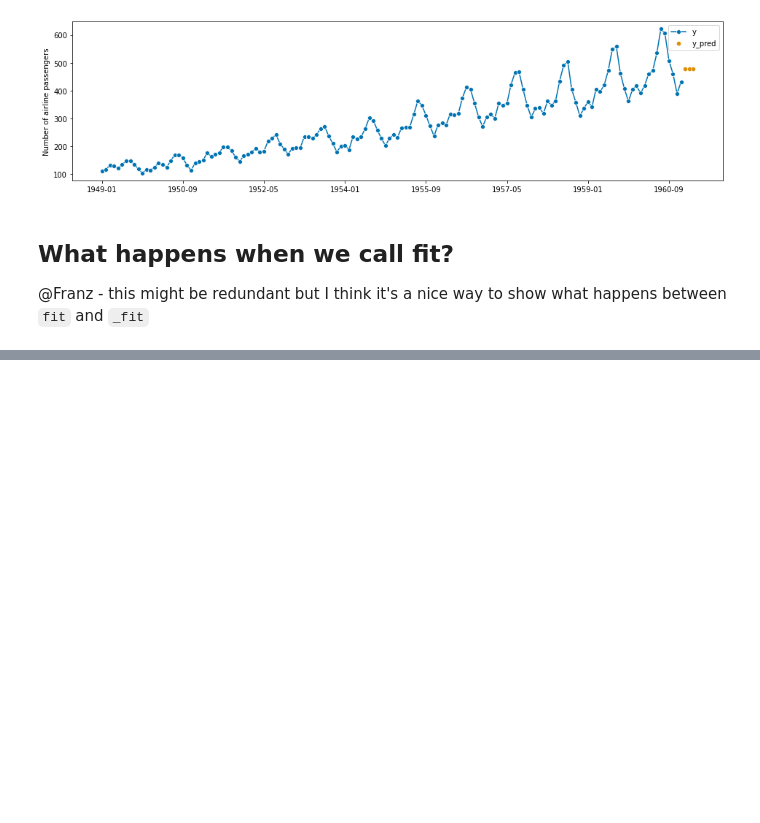
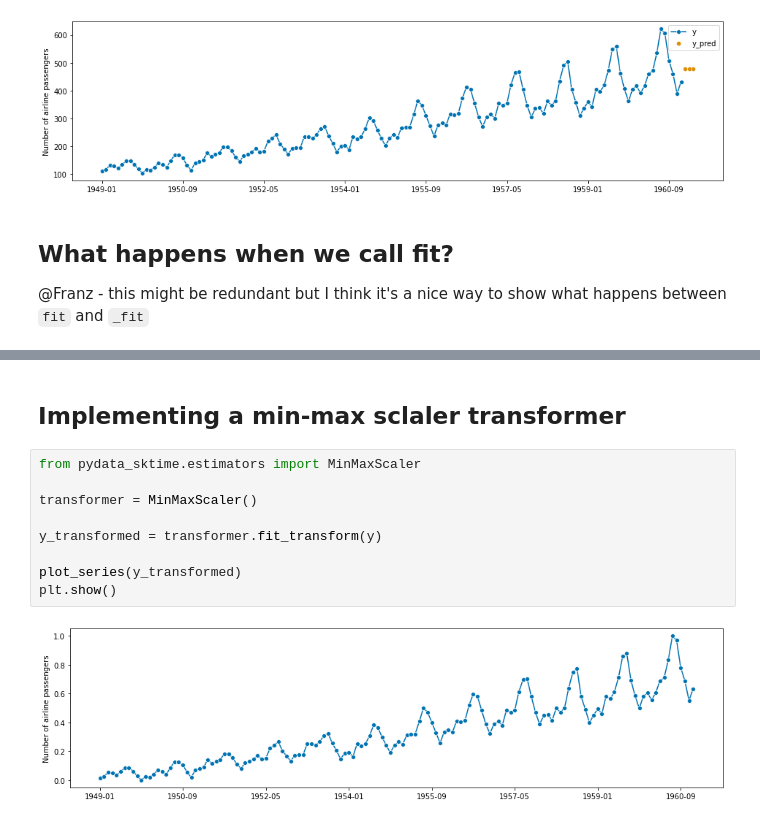
Before and after one commit to sktime/sktime-workshop-pydata-london-2022, a Jupyter notebook: notebooks/simple_forecaster.ipynb, the cells around one changed output, grey strips where cells are left out. Cells and saved outputs as stored; diff of their text form; blank space fills up the shorter version.

```diff
--- a/notebooks/simple_forecaster.ipynb
+++ b/notebooks/simple_forecaster.ipynb
@@ -71,0 +79,13 @@ pprint([entry[0] for entry in log])
+# %% [markdown]
+## Implementing a min-max sclaler transformer
+# %%
+from pydata_sktime.estimators import MinMaxScaler
+
+transformer = MinMaxScaler()
+
+y_transformed = transformer.fit_transform(y)
+
+plot_series(y_transformed)
+plt.show()
+# %% [output]
+[figure, added]
```
Also changed, not shown: parts of 3 cells of this notebook.
